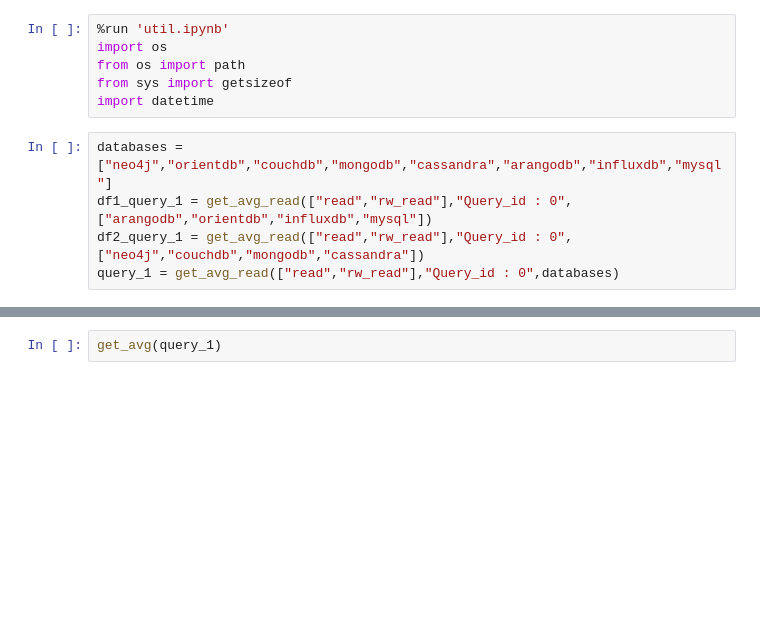
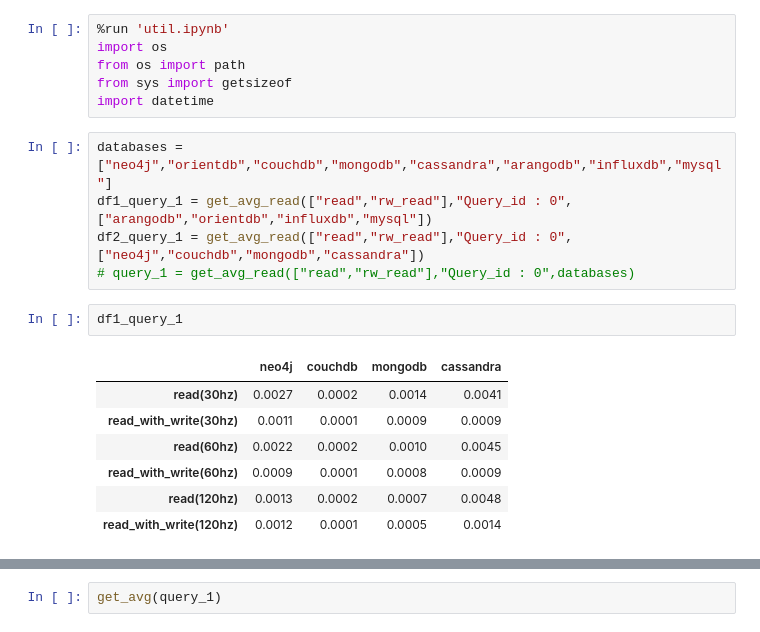
Before and after one commit to rubanraj54/research-and-developement, a Jupyter notebook: results/read_scenario.ipynb, the cells around one changed output, grey strips where cells are left out. Drawn from its saved outputs; the diff is of its cells as text; blank space fills up the shorter version.

Commit message:
changes in read scenario final update

```diff
--- a/results/read_scenario.ipynb
+++ b/results/read_scenario.ipynb
@@ -8,4 +8,14 @@ import datetime
 databases = ["neo4j","orientdb","couchdb","mongodb","cassandra","arangodb","influxdb","mysql"]
 df1_query_1 = get_avg_read(["read","rw_read"],"Query_id : 0",["arangodb","orientdb","influxdb","mysql"])
 df2_query_1 = get_avg_read(["read","rw_read"],"Query_id : 0",["neo4j","couchdb","mongodb","cassandra"])
-query_1 = get_avg_read(["read","rw_read"],"Query_id : 0",databases)
+# query_1 = get_avg_read(["read","rw_read"],"Query_id : 0",databases)
+# %%
+df1_query_1
+# %% [output]
+|  | neo4j | couchdb | mongodb | cassandra |
+| read(30hz) | 0.0027 | 0.0002 | 0.0014 | 0.0041 |
+| read_with_write(30hz) | 0.0011 | 0.0001 | 0.0009 | 0.0009 |
+| read(60hz) | 0.0022 | 0.0002 | 0.0010 | 0.0045 |
+| read_with_write(60hz) | 0.0009 | 0.0001 | 0.0008 | 0.0009 |
+| read(120hz) | 0.0013 | 0.0002 | 0.0007 | 0.0048 |
+| read_with_write(120hz) | 0.0012 | 0.0001 | 0.0005 | 0.0014 |
```
Also changed, not shown: parts of 7 cells of this notebook, 3 other files.
